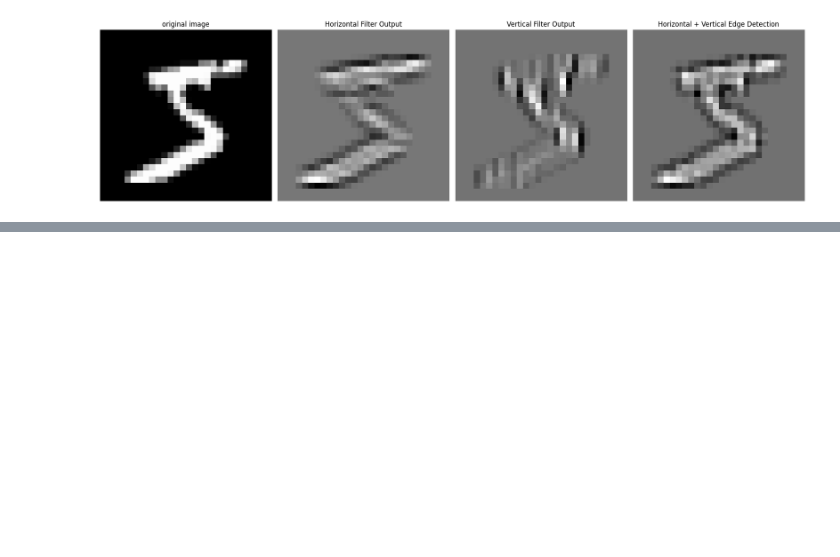
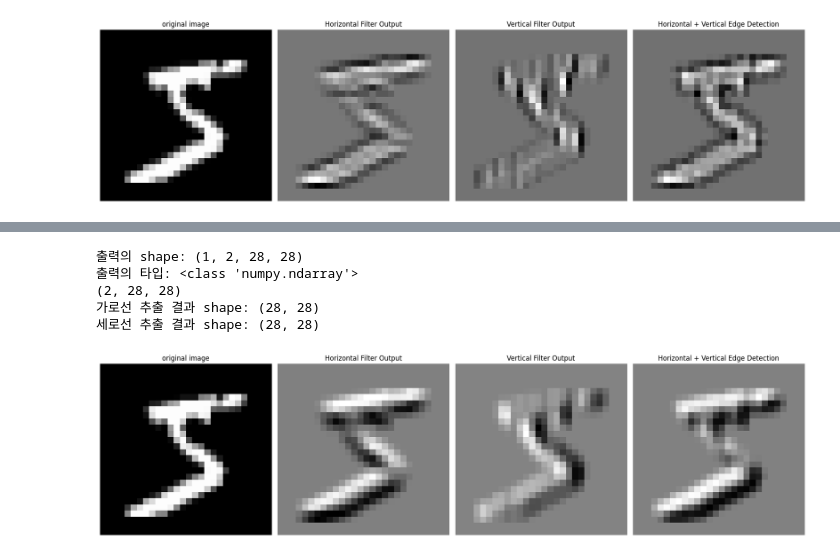
Before and after one commit to brighteen/Deep-Learning, a Jupyter notebook: 날코딩/Conv리뷰.ipynb, the cells around one changed output, grey strips where cells are left out. Saved outputs shown, nothing was run; the diff lists cells and outputs as text; code cells hidden in the pictures; blank space fills up the shorter version.

```diff
--- a/날코딩/Conv리뷰.ipynb
+++ b/날코딩/Conv리뷰.ipynb
@@ -154,0 +186,47 @@ plt.show()
+# %%
+from common.layers import Convolution
+# 3. Convolution 계층 적용
+
+Conv = Convolution(W, b, stride=1, pad=1)  # pad=1로 출력 크기 유지
+out = Conv.forward(x)
+
+print(f"출력의 shape: {np.shape(out)}")
+print(f"출력의 타입: {type(out)}")
+print(np.shape(out[0]))
+print(f"가로선 추출 결과 shape: {np.shape(out[0, 0])}")
+print(f"세로선 추출 결과 shape: {np.shape(out[0, 1])}")
+# %% [output]
+출력의 shape: (1, 2, 28, 28)
+출력의 타입: <class 'numpy.ndarray'>
+(2, 28, 28)
+가로선 추출 결과 shape: (28, 28)
+세로선 추출 결과 shape: (28, 28)
+# %%
+import matplotlib.pyplot as plt
+edge_sum = out[0, 0] + out[0, 1]
+plt.figure(figsize=(18, 5))
+
+plt.subplot(1, 4, 1)
+plt.imshow(x[0, 0], cmap='gray')
+plt.title('original image')
+plt.axis('off')
+
+plt.subplot(1, 4, 2)
+plt.imshow(out[0, 0], cmap='gray')
+plt.title('Horizontal Filter Output')
+plt.axis('off')
+
+plt.subplot(1, 4, 3)
+plt.imshow(out[0, 1], cmap='gray')
+plt.title('Vertical Filter Output')
+plt.axis('off')
+
+plt.subplot(1, 4, 4)
+plt.imshow(edge_sum, cmap='gray')
+plt.title("Horizontal + Vertical Edge Detection")
+plt.axis('off')
+
+plt.tight_layout()
+plt.show()
+# %% [output]
+[figure, added]
```
Also changed, not shown: parts of 2 cells of this notebook.
